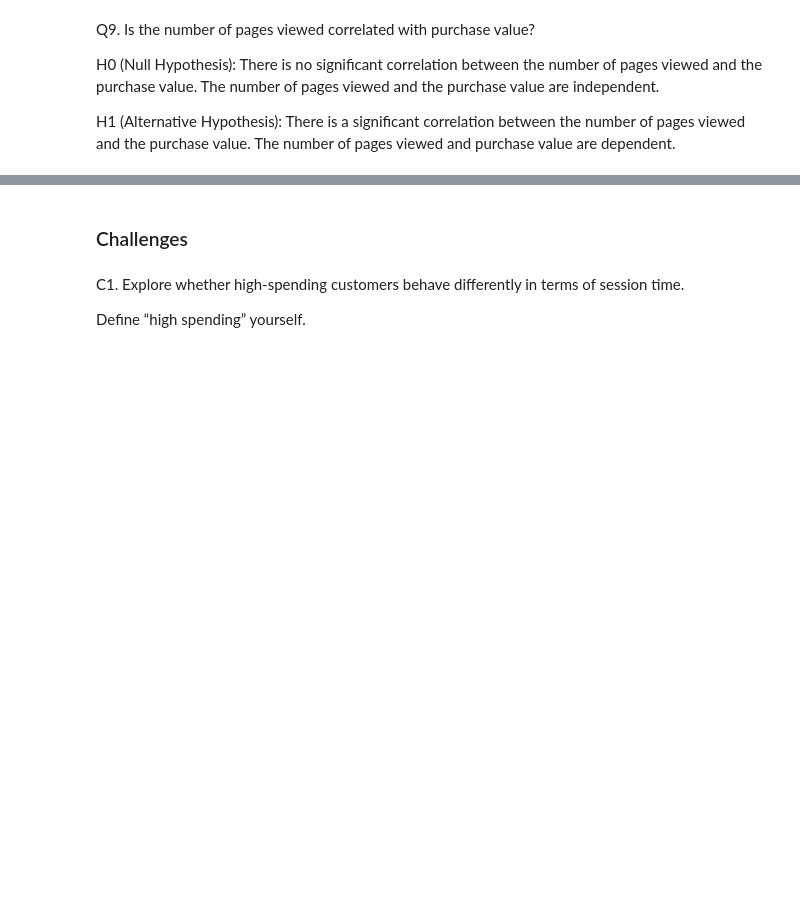
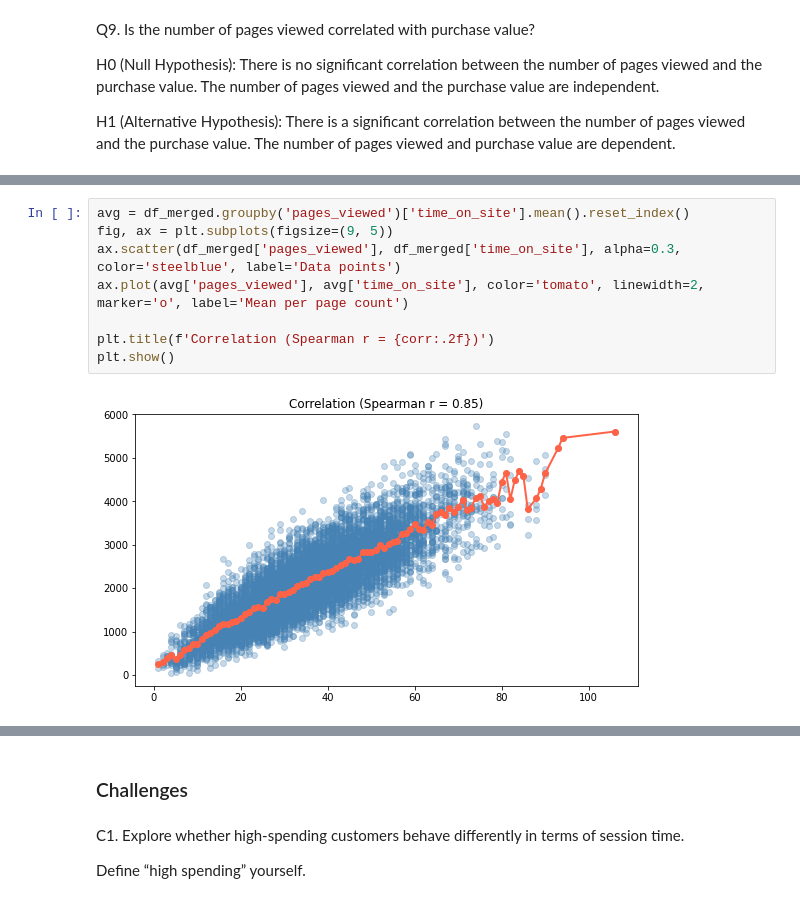
Before and after one commit to ledagale27/Mayerfeld_Hw2, a Jupyter notebook: hw_2_project (1).ipynb, the cells around one changed output, grey strips where cells are left out. Cells and saved outputs as stored; diff of their text form; blank space fills up the shorter version.

```diff
--- a/hw_2_project (1).ipynb
+++ b/hw_2_project (1).ipynb
@@ -487,0 +551,10 @@ Q10. Is time on site correlated with pages viewed?
+# %%
+avg = df_merged.groupby('pages_viewed')['time_on_site'].mean().reset_index()
+fig, ax = plt.subplots(figsize=(9, 5))
+ax.scatter(df_merged['pages_viewed'], df_merged['time_on_site'], alpha=0.3, color='steelblue', label='Data points')
+ax.plot(avg['pages_viewed'], avg['time_on_site'], color='tomato', linewidth=2, marker='o', label='Mean per page count')
+
+plt.title(f'Correlation (Spearman r = {corr:.2f})')
+plt.show()
+# %% [output]
+[figure, added]
```
Also changed, not shown: parts of 15 cells of this notebook.
